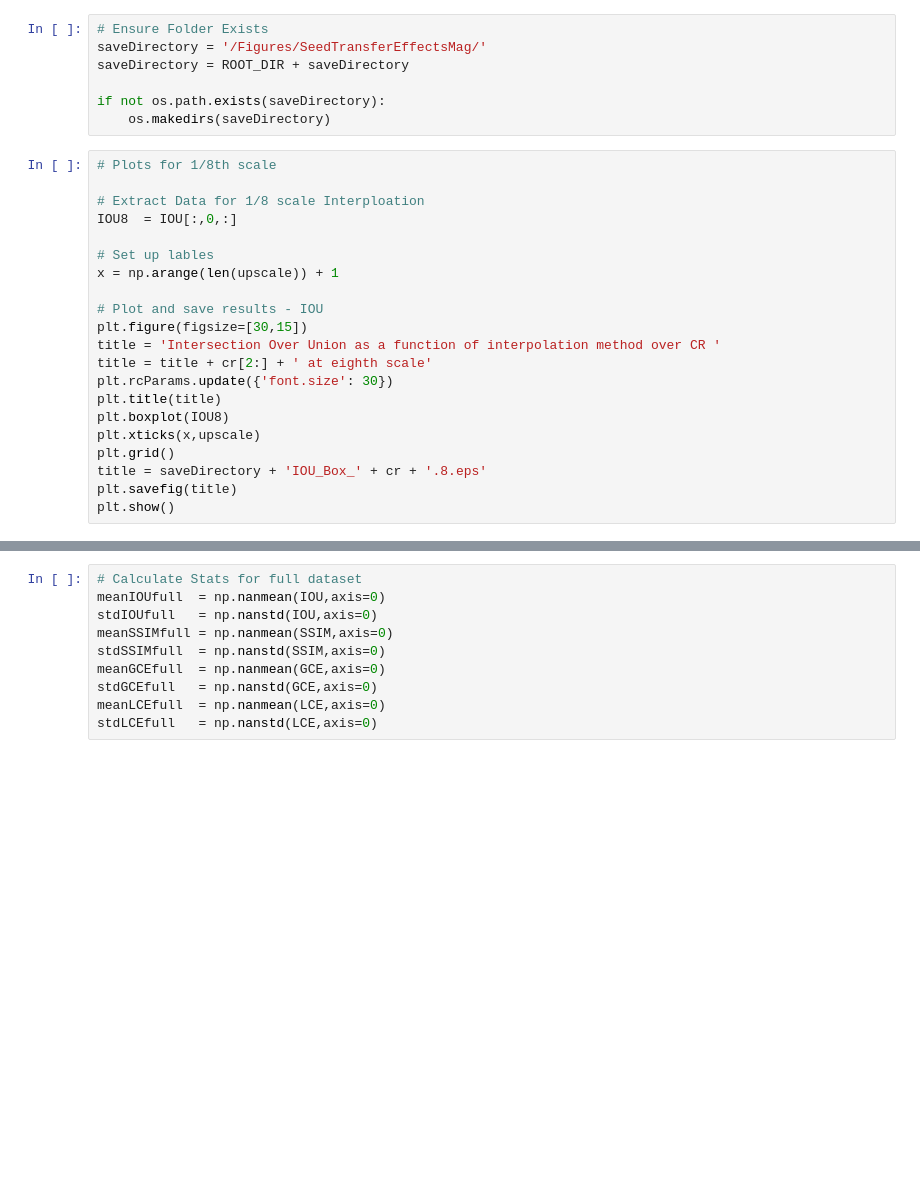
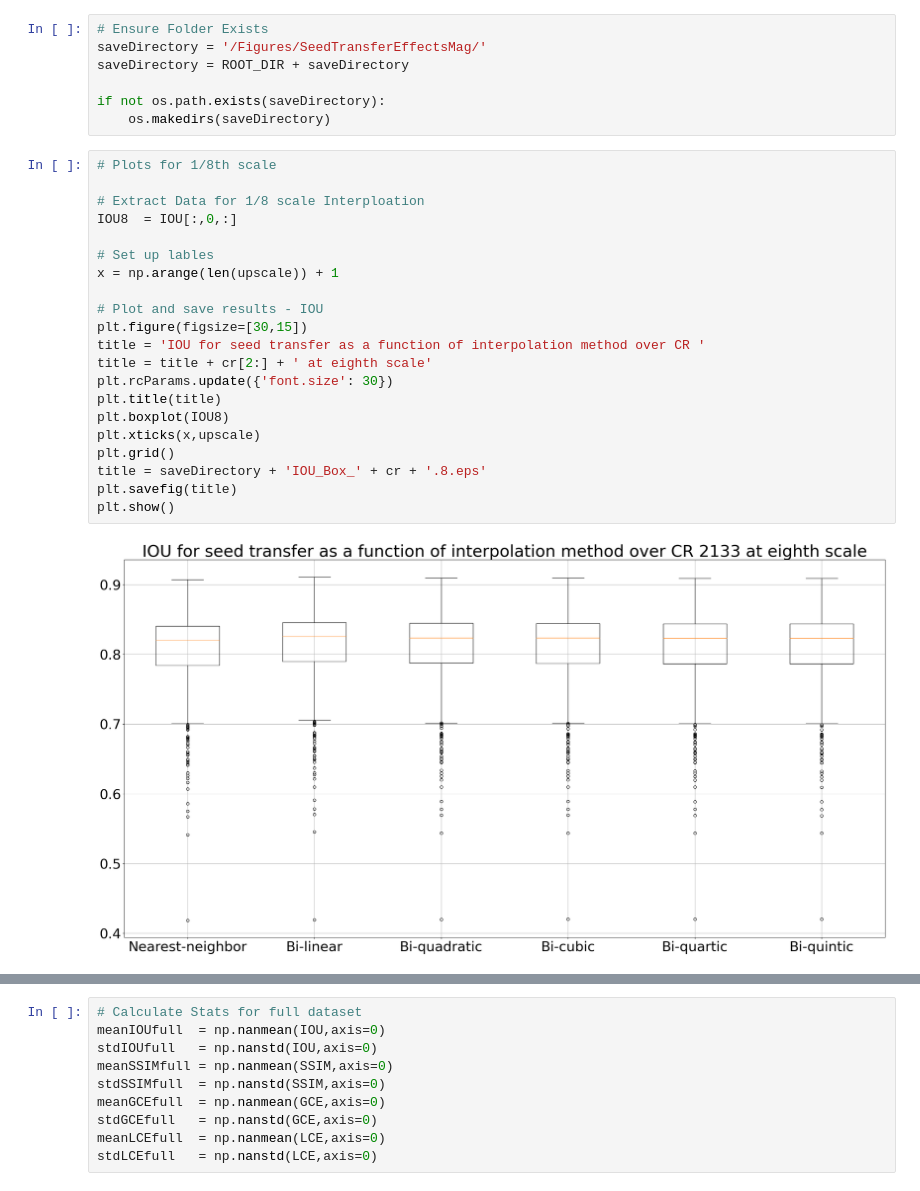
Before and after one commit to DuckDuckPig/CH-QUACK, a Jupyter notebook: HMI_Experiments/TestEvolutionMethods/SeedTransfer/Analysis/visulization_singleCR-BW_uni.ipynb, the cells around one changed output, grey strips where cells are left out. Cells and saved outputs as stored; diff of their text form; blank space fills up the shorter version.

```diff
--- a/HMI_Experiments/TestEvolutionMethods/SeedTransfer/Analysis/visulization_singleCR-BW_uni.ipynb
+++ b/HMI_Experiments/TestEvolutionMethods/SeedTransfer/Analysis/visulization_singleCR-BW_uni.ipynb
@@ -50,24 +55,26 @@ if not os.path.exists(saveDirectory):
 # %%
 # Plots for 1/8th scale
 
 # Extract Data for 1/8 scale Interploation
 IOU8  = IOU[:,0,:]
 
 # Set up lables
 x = np.arange(len(upscale)) + 1
 
 # Plot and save results - IOU
 plt.figure(figsize=[30,15])
-title = 'Intersection Over Union as a function of interpolation method over CR '
+title = 'IOU for seed transfer as a function of interpolation method over CR '
 title = title + cr[2:] + ' at eighth scale'
 plt.rcParams.update({'font.size': 30})
 plt.title(title)
 plt.boxplot(IOU8)
 plt.xticks(x,upscale)
 plt.grid()
 title = saveDirectory + 'IOU_Box_' + cr + '.8.eps'
 plt.savefig(title)
 plt.show()
+# %% [output]
+[figure, added]
 # %%
 # Plots for 1/8th scale
 
```
Also changed, not shown: parts of 5 cells of this notebook, 4 other files.
